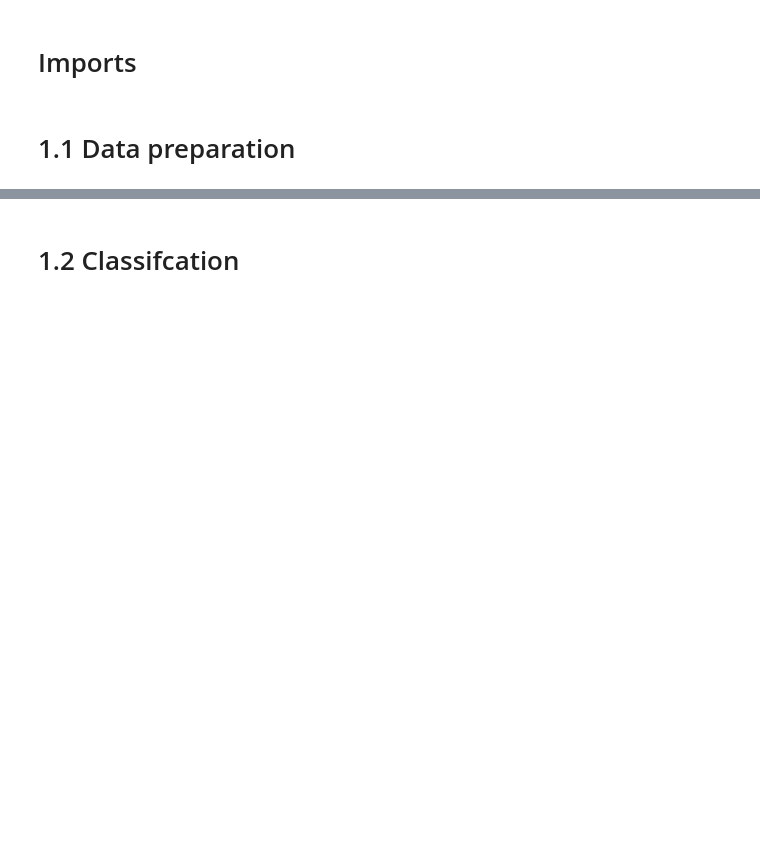
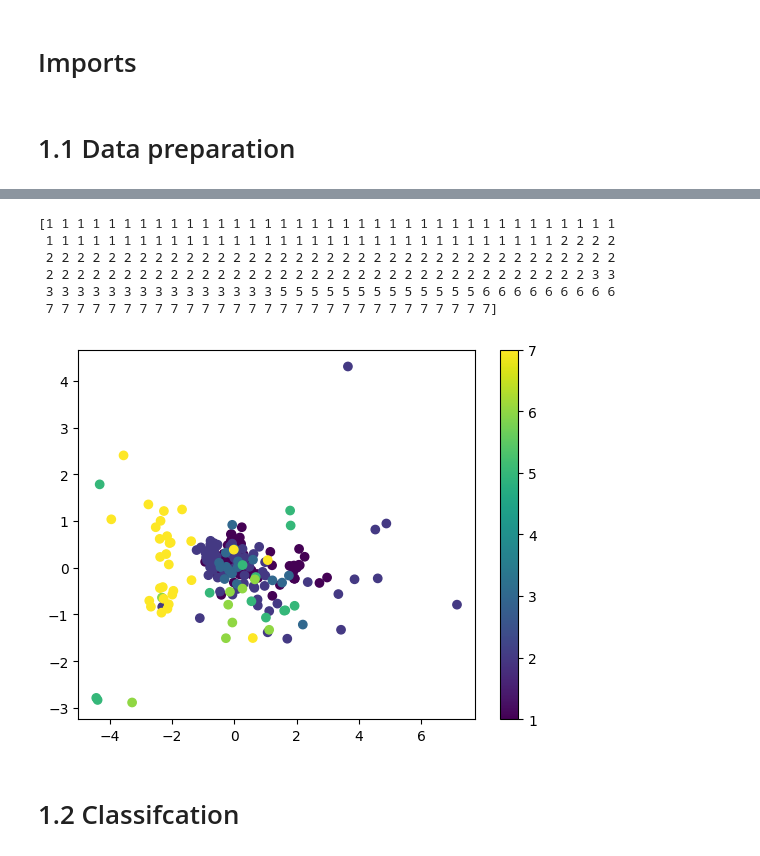
Before and after one commit to MxFrgsn/COMP2002_CW2, a Jupyter notebook: COMP2002.ipynb, the cells around one changed output, grey strips where cells are left out. Cells and saved outputs as stored; diff of their text form; code cells hidden in the pictures; blank space fills up the shorter version.

```diff
--- a/COMP2002.ipynb
+++ b/COMP2002.ipynb
@@ -44,3 +30,12 @@ Si    0
+# %%
+print(targets)
+# %% [output]
+[1 1 1 1 1 1 1 1 1 1 1 1 1 1 1 1 1 1 1 1 1 1 1 1 1 1 1 1 1 1 1 1 1 1 1 1 1
+ 1 1 1 1 1 1 1 1 1 1 1 1 1 1 1 1 1 1 1 1 1 1 1 1 1 1 1 1 1 1 1 1 1 2 2 2 2
+ 2 2 2 2 2 2 2 2 2 2 2 2 2 2 2 2 2 2 2 2 2 2 2 2 2 2 2 2 2 2 2 2 2 2 2 2 2
+ 2 2 2 2 2 2 2 2 2 2 2 2 2 2 2 2 2 2 2 2 2 2 2 2 2 2 2 2 2 2 2 2 2 2 2 3 3
+ 3 3 3 3 3 3 3 3 3 3 3 3 3 3 3 5 5 5 5 5 5 5 5 5 5 5 5 5 6 6 6 6 6 6 6 6 6
+ 7 7 7 7 7 7 7 7 7 7 7 7 7 7 7 7 7 7 7 7 7 7 7 7 7 7 7 7 7]
 # %%
 scaler = StandardScaler()
 scaled_inputs = scaler.fit_transform(inputs)
@@ -48,3 +43,11 @@ compressed = PCA(n_components=4).fit_transform(scaled_inputs) # given it has 9 f
+# %%
+# Plot the resulting PCA embedding .
+plt.figure()
+plt.scatter(compressed[:,0],compressed [:,-1],c=targets,cmap ="viridis")
+plt.colorbar()
+plt.savefig ("glass_PCA.pdf", bbox_inches ="tight")
+# %% [output]
+[figure, added]
 # %% [markdown]
 # 1.2 Classifcation
 # %% [markdown]
```
Also changed, not shown: parts of 40 cells of this notebook, 17 other files.
